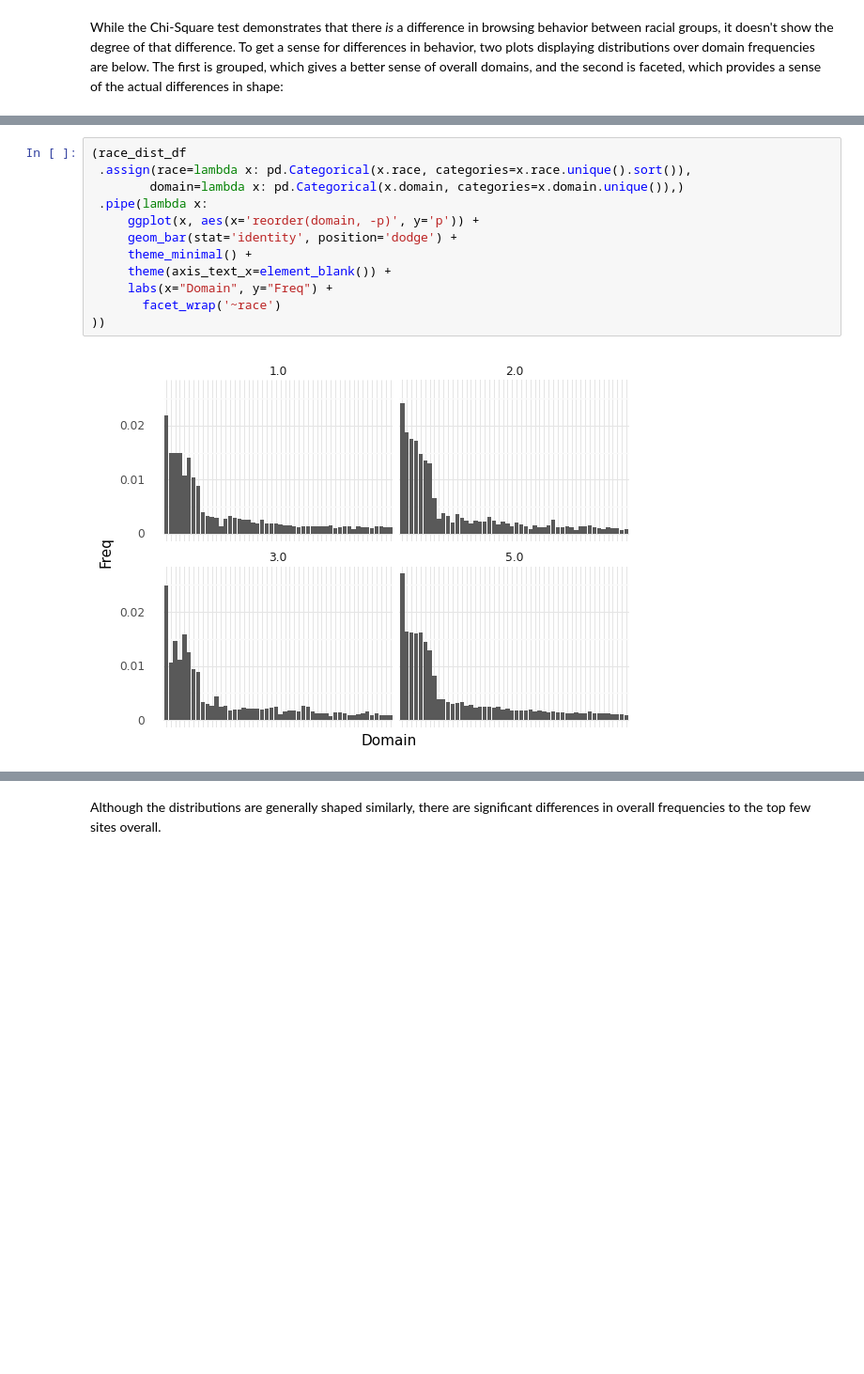
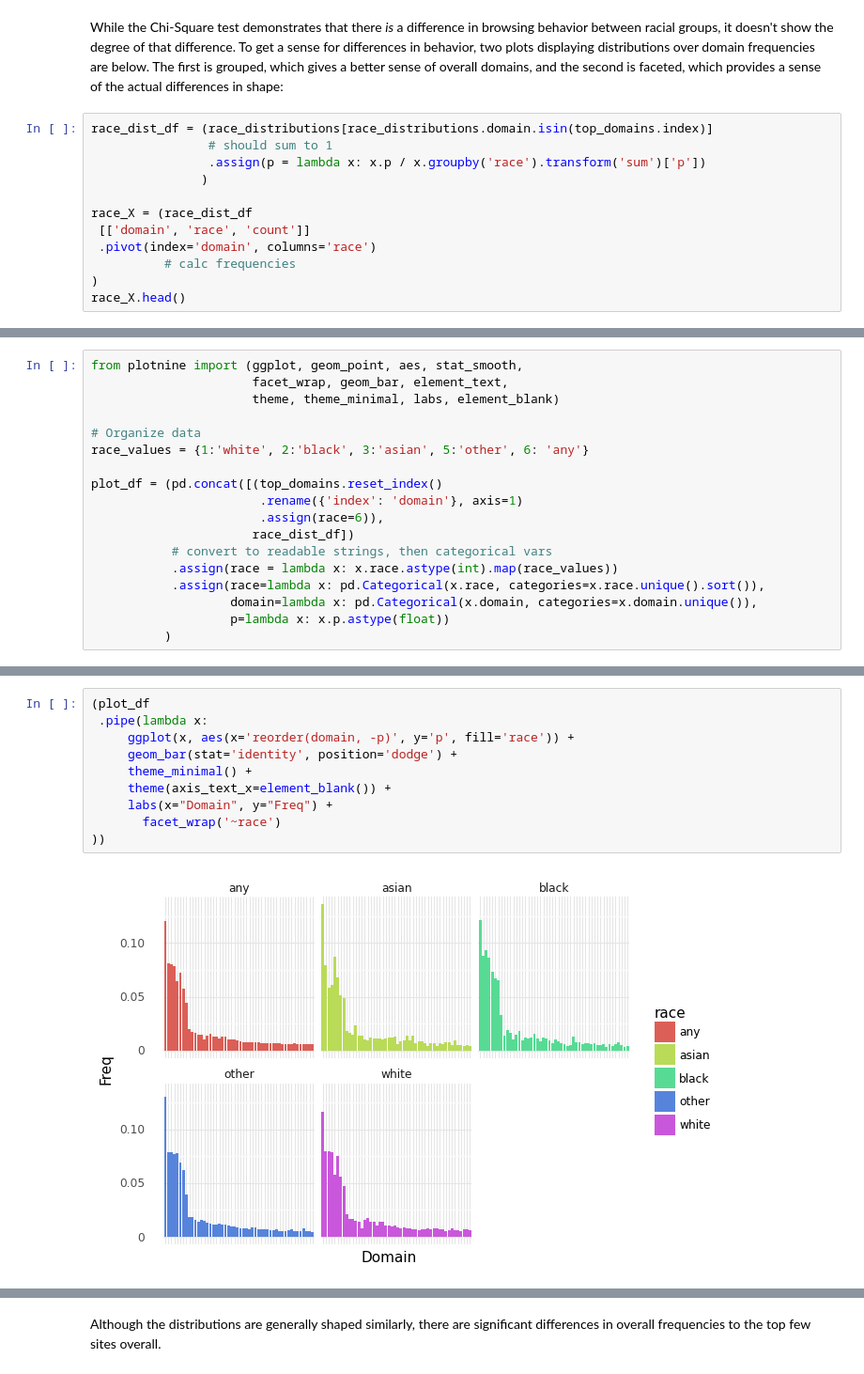
Before and after one commit to aberke/floc-analysis, a Jupyter notebook: notebooks/sensitivity-by-race-by-domain-visit-frequency.ipynb, the cells around one changed output, grey strips where cells are left out. Shown at 94% size. Cells and saved outputs as stored; diff of their text form; blank space fills up the shorter version.

```diff
--- a/notebooks/sensitivity-by-race-by-domain-visit-frequency.ipynb
+++ b/notebooks/sensitivity-by-race-by-domain-visit-frequency.ipynb
@@ -230,3 +242,15 @@ chi2, p, dof, ex
 ---
 # %% [markdown]
 While the Chi-Square test demonstrates that there *is* a difference in browsing behavior between racial groups, it doesn't show the degree of that difference. To get a sense for differences in behavior, two plots displaying distributions over domain frequencies are below. The first is grouped, which gives a better sense of overall domains, and the second is faceted, which provides a sense of the actual differences in shape:
+# %%
+race_dist_df = (race_distributions[race_distributions.domain.isin(top_domains.index)]
+                # should sum to 1
+                .assign(p = lambda x: x.p / x.groupby('race').transform('sum')['p'])
+               )
+
+race_X = (race_dist_df
+ [['domain', 'race', 'count']]
+ .pivot(index='domain', columns='race')
+          # calc frequencies
+)
+race_X.head()
@@ -232,0 +266,18 @@ While the Chi-Square test demonstrates that there *is* a difference in browsing
+# %%
+from plotnine import (ggplot, geom_point, aes, stat_smooth,
+                      facet_wrap, geom_bar, element_text,
+                      theme, theme_minimal, labs, element_blank)
+
+# Organize data
+race_values = {1:'white', 2:'black', 3:'asian', 5:'other', 6: 'any'}
+
+plot_df = (pd.concat([(top_domains.reset_index()
+                       .rename({'index': 'domain'}, axis=1)
+                       .assign(race=6)),
+                      race_dist_df])
+           # convert to readable strings, then categorical vars
+           .assign(race = lambda x: x.race.astype(int).map(race_values))
+           .assign(race=lambda x: pd.Categorical(x.race, categories=x.race.unique().sort()),
+                   domain=lambda x: pd.Categorical(x.domain, categories=x.domain.unique()),
+                   p=lambda x: x.p.astype(float))
+          )
@@ -251,14 +340,12 @@ from plotnine import (ggplot, geom_point, aes, stat_smooth,
 # %%
-(race_dist_df
- .assign(race=lambda x: pd.Categorical(x.race, categories=x.race.unique().sort()),
-        domain=lambda x: pd.Categorical(x.domain, categories=x.domain.unique()),)
+(plot_df
  .pipe(lambda x:
-     ggplot(x, aes(x='reorder(domain, -p)', y='p')) +
+     ggplot(x, aes(x='reorder(domain, -p)', y='p', fill='race')) +
      geom_bar(stat='identity', position='dodge') +
      theme_minimal() +
      theme(axis_text_x=element_blank()) +
      labs(x="Domain", y="Freq") +
        facet_wrap('~race')
 ))
 # %% [output]
-[figure, old version]
+[figure, new version]
```
Also changed, not shown: parts of 12 cells of this notebook.
